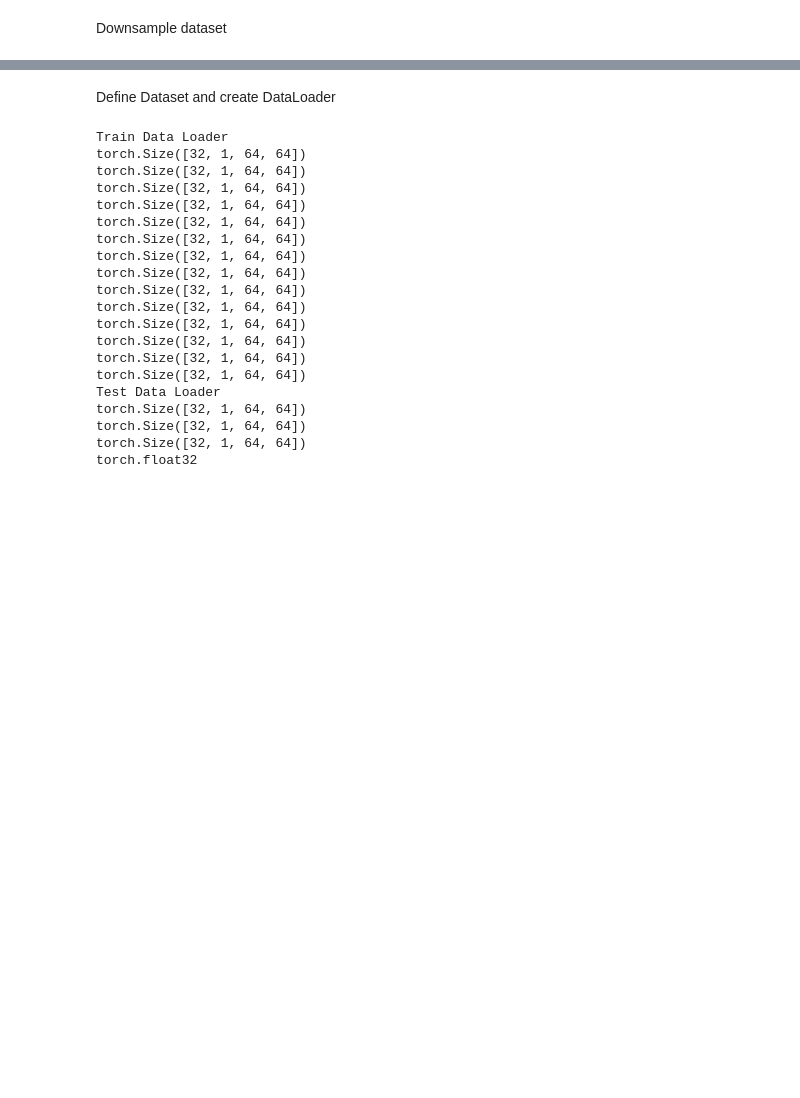
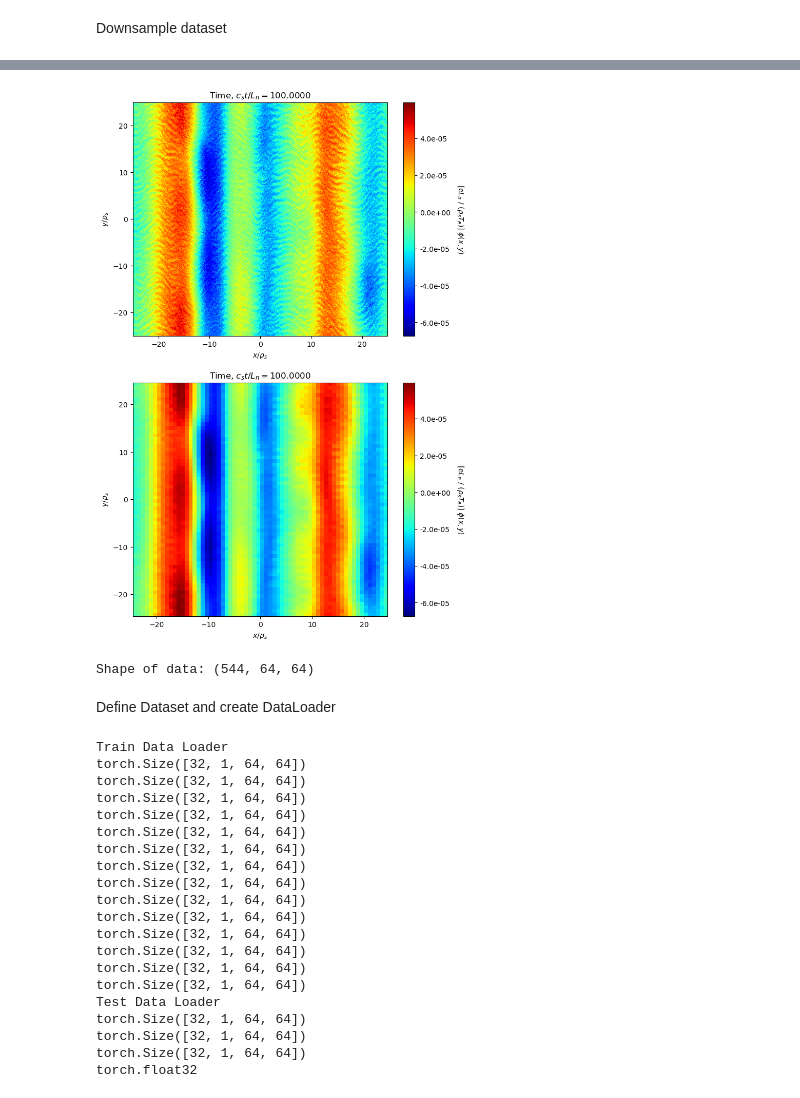
Before and after one commit to iangill11/MLuSHrooM, a Jupyter notebook: model/model.ipynb, the cells around one changed output, grey strips where cells are left out. Saved outputs shown, nothing was run; the diff lists cells and outputs as text; code cells hidden in the pictures; blank space fills up the shorter version.

```diff
--- a/model/model.ipynb
+++ b/model/model.ipynb
@@ -46,3 +44,5 @@ hdf5_filepath = 'C:/Users/lukas/OneDrive - Yale University/Personal/Studies/Seme
+# %%
+hdf5_filepath = '/Users/iangill/Downloads/test_MuSHrooM_processed-60024954.h5'
 # %% [markdown]
 Load Test and Train Data
 # %%
@@ -55,13 +55,13 @@ with h5py.File(hdf5_filepath, 'r') as f:
     #denElc_data = f['denElc_data'][:]
     phi_data = f['phi_data'][:]
     times = f['times'][:]
-
+    grid = f['X'][:]
     # Read the attributes (dimensions of data)
     Nx = f.attrs['Nx']
     Ny = f.attrs['Ny']
     Nt = f.attrs['Nt']
 
 # exchange time dimension with batch dimension
-phi_data = np.transpose(phi_data, (2, 0, 1))
+phi_data = np.transpose(phi_data, (2, 1, 0))
 print("Shape of data:", phi_data.shape)
 # %% [output]
@@ -108,0 +71,71 @@ Shape of data: (544, 64, 64)
+# %%
+import torch
+import numpy as np
+import matplotlib.pyplot as plt
+from torchvision import transforms
+
+# Assuming grid and phi_data are already loaded
+# grid[0, :, :] -> x-coordinates, grid[1, :, :] -> y-coordinates
+
+# Define transform for resizing
+input_dim = 64  # Target dimension for resizing
+transform = transforms.Resize((input_dim, input_dim))  # Resizing to (64, 64)
+
+# Select a test slice from phi_data
+test = torch.tensor(phi_data[400, :, :].copy())  # Select test slice (2D spatial slice)
+print(phi_data[1, :, :])
+
+  # Add batch dimension for resizing
+
+# Resize the x and y coordinate grids in `grid`
+x_coords = torch.tensor(grid[0, :, :]).unsqueeze(0)  # Add batch dimension for resizing
+y_coords = torch.tensor(grid[1, :, :]).unsqueeze(0)
+fig, axs= plt.subplots(2,1,figsize=(8, 13))
+ax1=axs[1]
+ax2=axs[0]
+cax2 = ax2.imshow(phi_data[400, :, :], cmap='jet', interpolation='nearest',
+                extent=[x_coords.min(), x_coords.max(),
+                        y_coords.min(), y_coords.max()],
+                origin='lower', aspect='auto')
+test = test.unsqueeze(0)
+resized_test = transform(test).squeeze().numpy()
+
+
+
+resized_x_coords = transform(x_coords).squeeze().numpy()  # Resize x-coordinates
+resized_y_coords = transform(y_coords).squeeze().numpy()  # Resize y-coordinates
+
+# Set up the heatmap plot
+
+
+# Plot the data using imshow, with the extent matching the x and y grid limits
+cax = ax1.imshow(resized_test, cmap='jet', interpolation='nearest',
+                extent=[resized_x_coords.min(), resized_x_coords.max(),
+                        resized_y_coords.min(), resized_y_coords.max()],
+                origin='lower', aspect='auto')
+
+# Add colorbar with scientific notation
+cbar = fig.colorbar(cax, ax=ax2, format='%.1e')
+cbar.set_label(r'[e$L_n$ / ($\rho_s T_e$)] $\phi(x, y)$', rotation=270, labelpad=20)
+cbar2 = fig.colorbar(cax, ax=ax1, format='%.1e')
+cbar2.set_label(r'[e$L_n$ / ($\rho_s T_e$)] $\phi(x, y)$', rotation=270, labelpad=20)
+
+# Set title and labels
+time_value = times[0]  # Replace with dynamic time value if available
+ax1.set_title(f'Time, $c_s t / L_n = {time_value:.4f}$')
+ax1.set_xlabel(r'$x / \rho_s$')
+ax1.set_ylabel(r'$y / \rho_s$')
+ax2.set_title(f'Time, $c_s t / L_n = {time_value:.4f}$')
+ax2.set_xlabel(r'$x / \rho_s$')
+ax2.set_ylabel(r'$y / \rho_s$')
+
+plt.show()
+
+phi_data = torch.tensor(phi_data.copy())
+phi_data = transform(phi_data).numpy().astype(np.float32)
+print("Shape of data:", phi_data.shape)
+
+def rescale(data):
+    return (data - np.min(data)) / (np.max(data) - np.min(data))
+phi_data = rescale(phi_data)
+# %% [output]
@@ -109,3 +155,5 @@ Shape of data: (544, 64, 64)
+[figure, added]
+Shape of data: (544, 64, 64)
 # %% [markdown]
 Define Dataset and create DataLoader
 # %%
```
Also changed, not shown: parts of 11 cells of this notebook, 6 other files.
